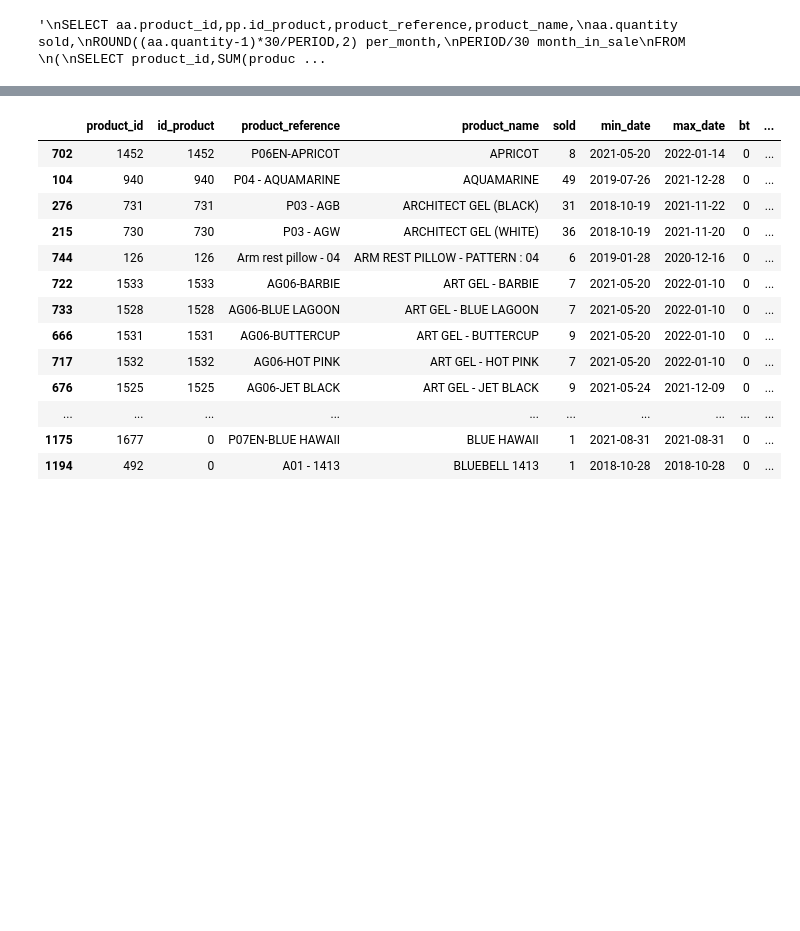
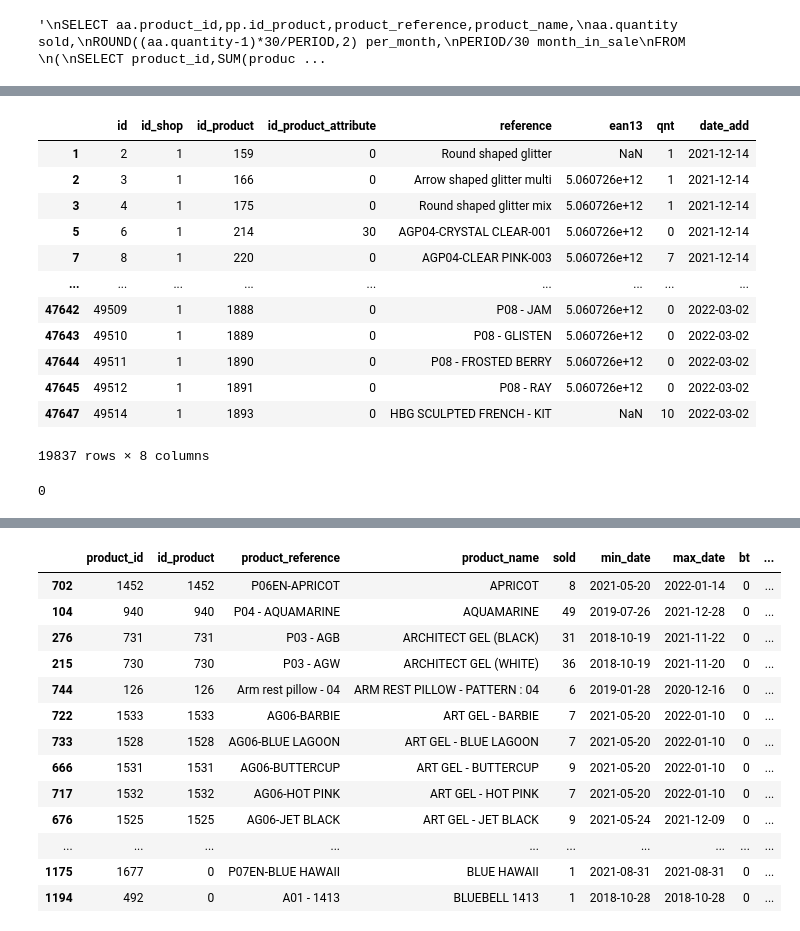
Before and after one commit to vallka/djellifique, a Jupyter notebook: popular.ipynb, the cells around one changed output, grey strips where cells are left out. Saved outputs shown, nothing was run; the diff lists cells and outputs as text; code cells hidden in the pictures; blank space fills up the shorter version.

```diff
--- a/popular.ipynb
+++ b/popular.ipynb
@@ -46,3 +46,23 @@ p
+# %%
+p[p['qnt']<11]
+# %% [output]
+|  | id | id_shop | id_product | id_product_attribute | reference | ean13 | qnt | date_add |
+| 1 | 2 | 1 | 159 | 0 | Round shaped glitter | NaN | 1 | 2021-12-14 |
+| 2 | 3 | 1 | 166 | 0 | Arrow shaped glitter multi | 5.060726e+12 | 1 | 2021-12-14 |
+| 3 | 4 | 1 | 175 | 0 | Round shaped glitter mix | 5.060726e+12 | 1 | 2021-12-14 |
+| 5 | 6 | 1 | 214 | 30 | AGP04-CRYSTAL CLEAR-001 | 5.060726e+12 | 0 | 2021-12-14 |
+| 7 | 8 | 1 | 220 | 0 | AGP04-CLEAR PINK-003 | 5.060726e+12 | 7 | 2021-12-14 |
+| ... | ... | ... | ... | ... | ... | ... | ... | ... |
+| 47642 | 49509 | 1 | 1888 | 0 | P08 - JAM | 5.060726e+12 | 0 | 2022-03-02 |
+| 47643 | 49510 | 1 | 1889 | 0 | P08 - GLISTEN | 5.060726e+12 | 0 | 2022-03-02 |
+| 47644 | 49511 | 1 | 1890 | 0 | P08 - FROSTED BERRY | 5.060726e+12 | 0 | 2022-03-02 |
+| 47645 | 49512 | 1 | 1891 | 0 | P08 - RAY | 5.060726e+12 | 0 | 2022-03-02 |
+| 47647 | 49514 | 1 | 1893 | 0 | HBG SCULPTED FRENCH - KIT | NaN | 10 | 2022-03-02 |
+19837 rows × 8 columns
+# %%
+(4-1)%3
+# %% [output]
+0
 # %%
 p['product_name'] = p['product_name'].str.upper()
 p[:50]
```
Also changed, not shown: parts of 1 cell of this notebook, 2 other files.
